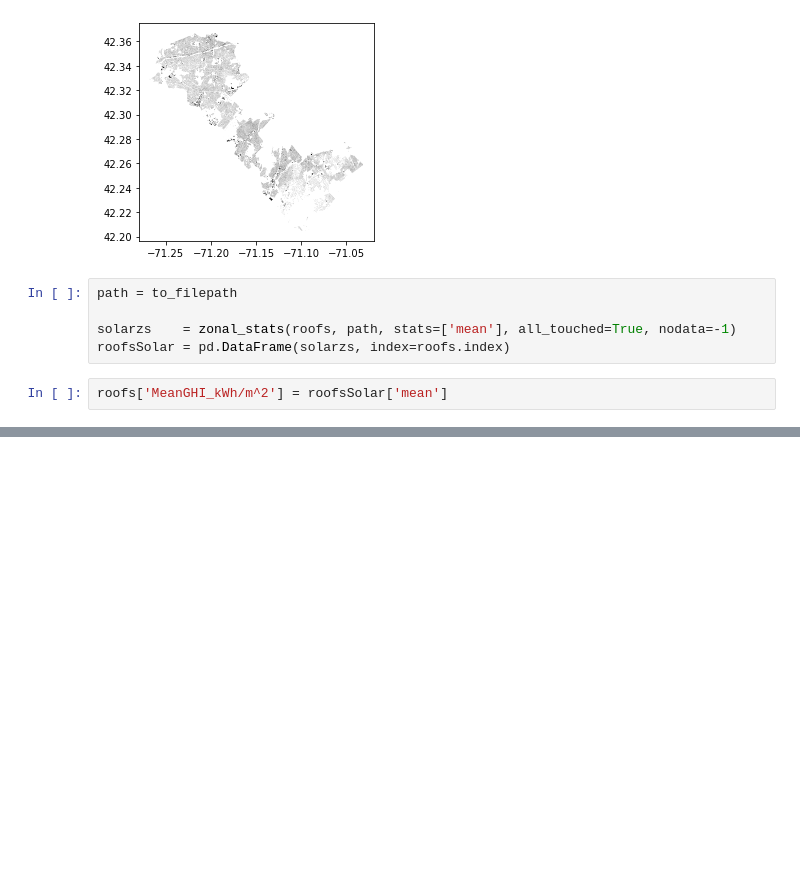
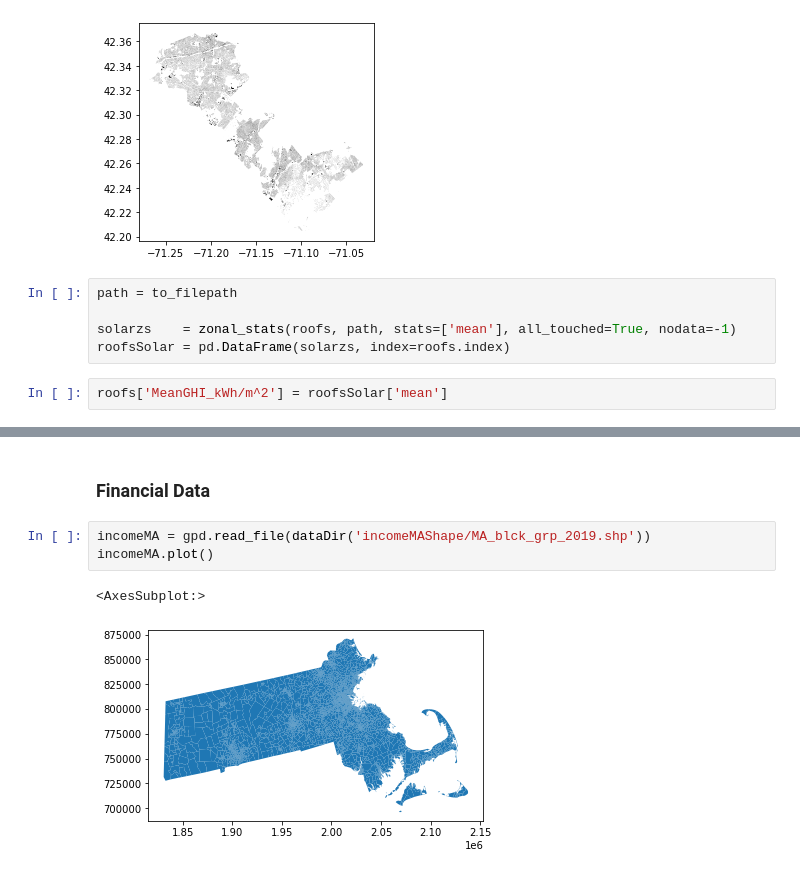
Before and after one commit to ghostpress/ma-solar, a Jupyter notebook: code/initViz.ipynb, the cells around one changed output, grey strips where cells are left out. Drawn from its saved outputs; the diff is of its cells as text; blank space fills up the shorter version.

```diff
--- a/code/initViz.ipynb
+++ b/code/initViz.ipynb
@@ -664,0 +667,8 @@ roofs
+# %% [markdown]
+### Financial Data
+# %%
+incomeMA = gpd.read_file(dataDir('incomeMAShape/MA_blck_grp_2019.shp'))
+incomeMA.plot()
+# %% [output]
+<AxesSubplot:>
+[figure, added]
```
Also changed, not shown: parts of 11 cells of this notebook.
